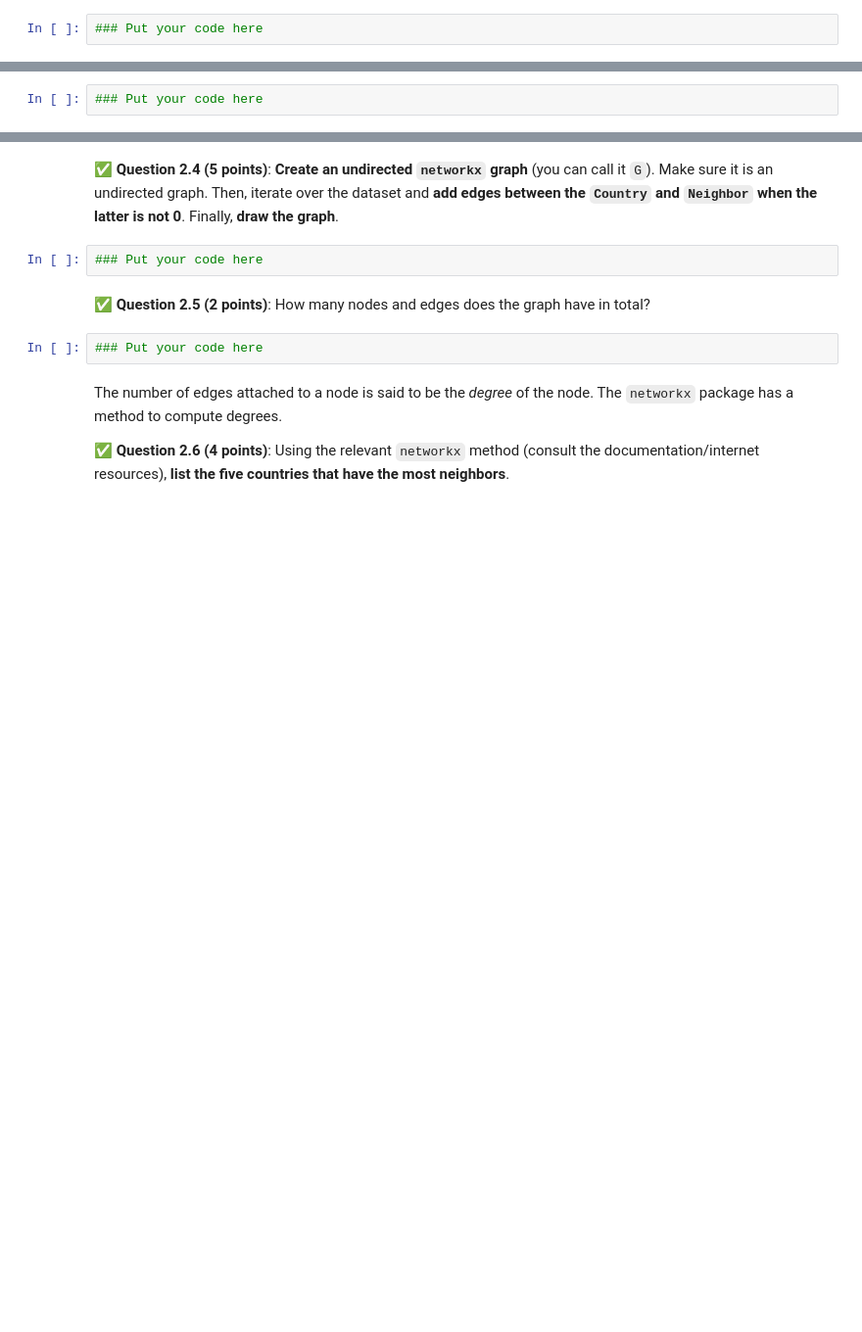
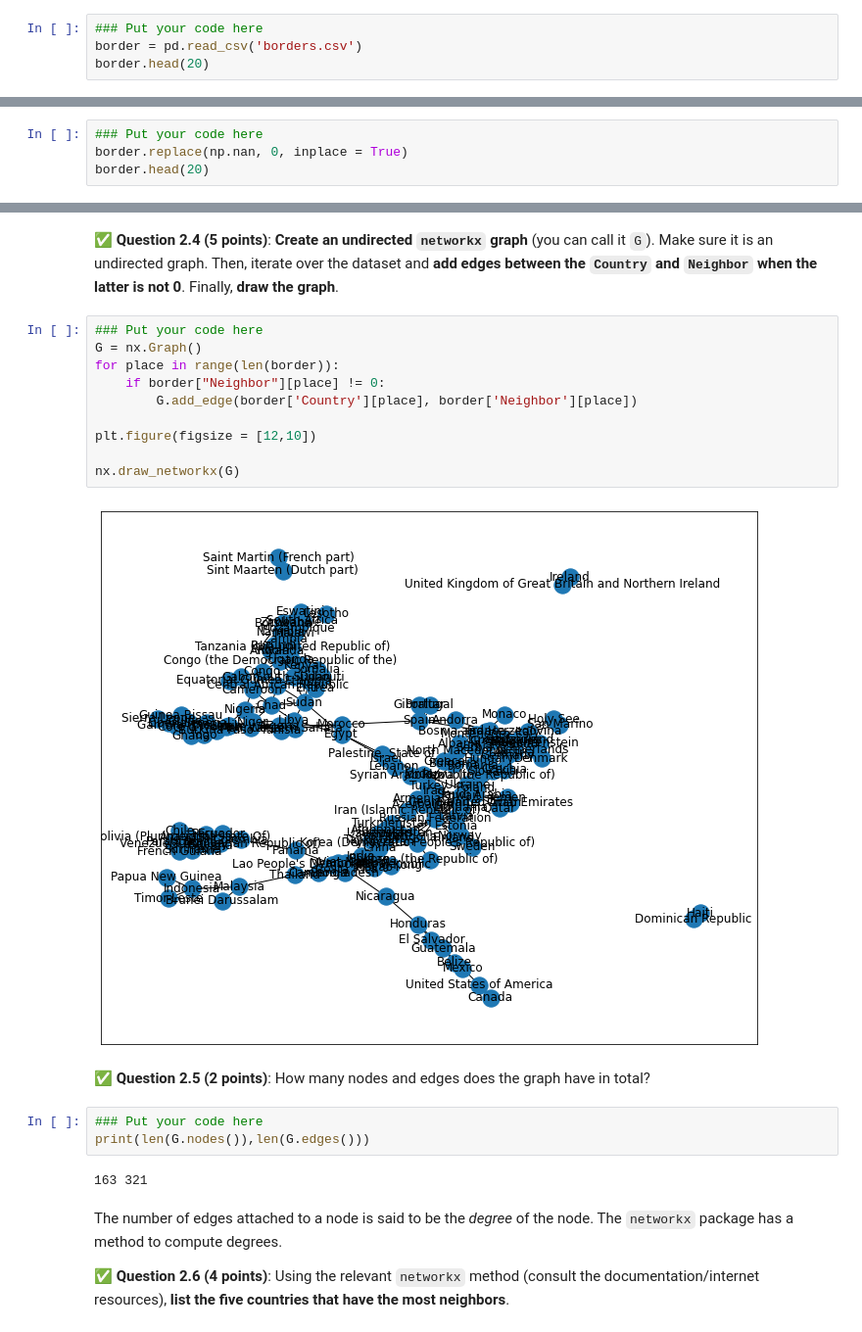
Before and after one commit to interlic/CMSE202, a Jupyter notebook: final/CMSE202-Final-Section001-STUDENT.ipynb, the cells around one changed output, grey strips where cells are left out. Shown: that part at 98% size. Drawn from its saved outputs; the diff is of its cells as text; blank space fills up the shorter version.

```diff
--- a/final/CMSE202-Final-Section001-STUDENT.ipynb
+++ b/final/CMSE202-Final-Section001-STUDENT.ipynb
@@ -54,3 +60,5 @@ In this part, we will create a network graph to represent the geographical adjac
 &#9989; **Question 2.1 (3 points)**: To get started, **download the `.csv` file and place it in the same directory as your notebook**, then **read in the `borders.csv` dataset** as a Pandas data frame ,and finally **display the first 20 rows of the data**.
 # %%
 ### Put your code here
+border = pd.read_csv('borders.csv')
+border.head(20)
@@ -65,3 +94,5 @@ You should see two columns: `Country` and `Neighbor`. These are the two (unique)
 &#9989; **Question 2.3 (1 points)**: Replace all the `NaN`s in the data frame by the number 0.
 # %%
 ### Put your code here
+border.replace(np.nan, 0, inplace = True)
+border.head(20)
@@ -68,11 +117,24 @@ You should see two columns: `Country` and `Neighbor`. These are the two (unique)
 # %% [markdown]
 &#9989; **Question 2.4 (5 points)**: **Create an undirected `networkx` graph** (you can call it `G`). Make sure it is an undirected graph. Then, iterate over the dataset and **add edges between the `Country` and `Neighbor` when the latter is not 0**. Finally, **draw the graph**.
-# %%
-### Put your code here
+# %%
+### Put your code here
+G = nx.Graph()
+for place in range(len(border)):
+    if border["Neighbor"][place] != 0:
+        G.add_edge(border['Country'][place], border['Neighbor'][place])
+
+plt.figure(figsize = [12,10])
+
+nx.draw_networkx(G)
+# %% [output]
+[figure, added]
 # %% [markdown]
 &#9989; **Question 2.5 (2 points)**: How many nodes and edges does the graph have in total?
 # %%
 ### Put your code here
+print(len(G.nodes()),len(G.edges()))
+# %% [output]
+163 321
 # %% [markdown]
 The number of edges attached to a node is said to be the _degree_ of the node. The `networkx` package has a method to compute degrees.
 
```
Also changed, not shown: parts of 9 cells of this notebook.
